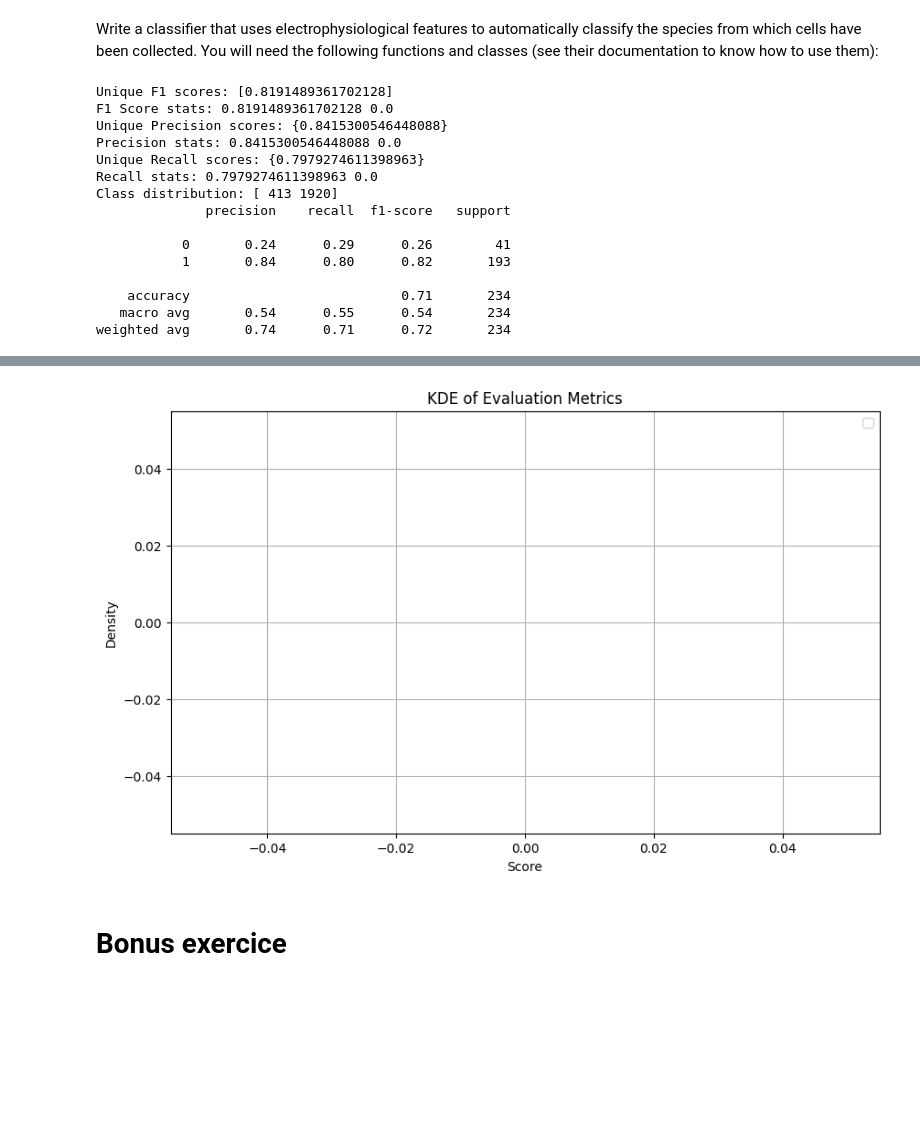
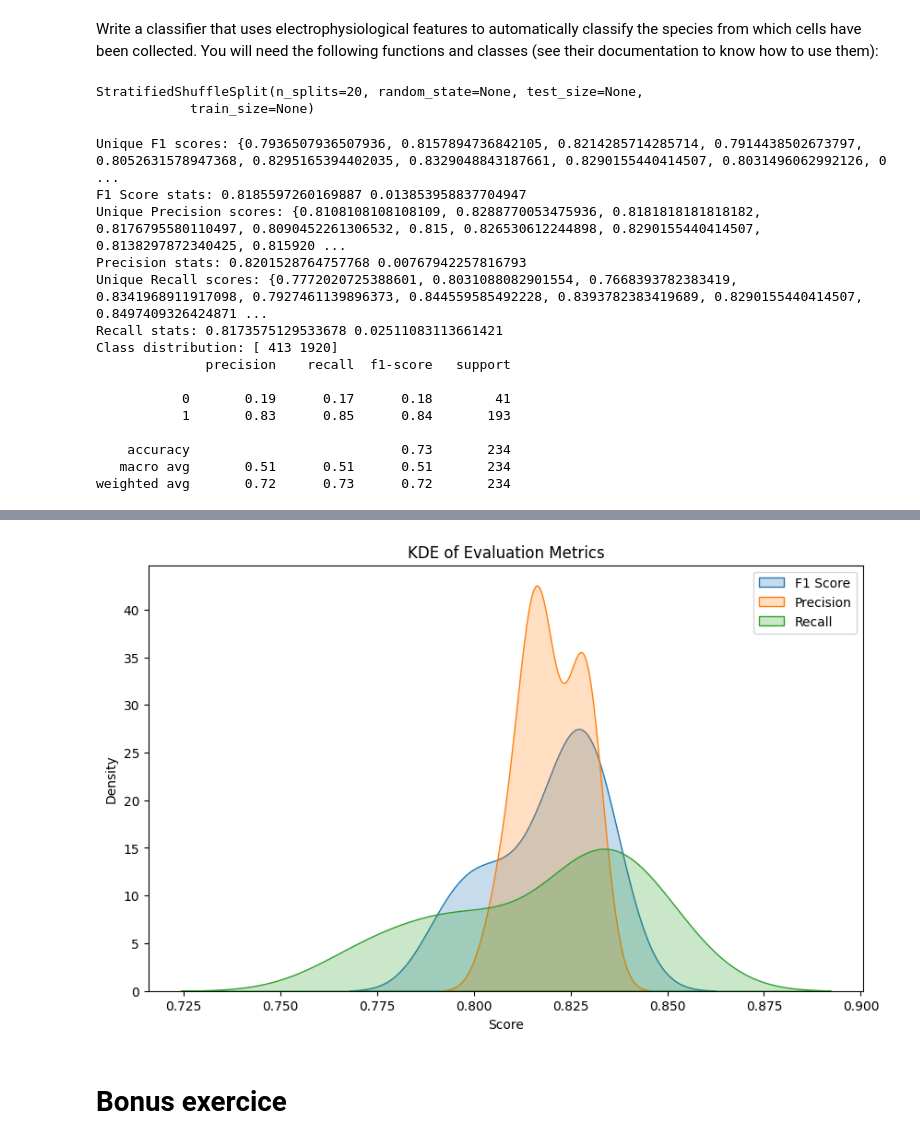
Before and after one commit to kfrancis2017/csce556-labs, a Jupyter notebook: CSCE556_Lab7.ipynb, the cells around one changed output, grey strips where cells are left out. Cells and saved outputs as stored; diff of their text form; code cells hidden in the pictures; blank space fills up the shorter version.

```diff
--- a/CSCE556_Lab7.ipynb
+++ b/CSCE556_Lab7.ipynb
@@ -200,8 +200,8 @@ X = scaled_features
 y = cells_df['species']
 y = code_species(y)
 
-mlp = MLPClassifier(max_iter=1000, solver="lbfgs")
-sss = StratifiedShuffleSplit(n_splits=100)
+mlp = MLPClassifier(max_iter=500, solver="lbfgs")
+sss = StratifiedShuffleSplit(n_splits=20)
 sss.get_n_splits(X, y)
 print(sss)
 f1_scores = []
@@ -219,8 +219,11 @@ for i, (train_index, test_index) in enumerate(sss.split(X, y)):
     precision_scores.append(precision_score(y_test, y_pred, pos_label=1))
     recall_scores.append(recall_score(y_test, y_pred, pos_label=1))
 ############################
+# %% [output]
+StratifiedShuffleSplit(n_splits=20, random_state=None, test_size=None,
+            train_size=None)
 # %%
-
+# Debugging
 print("Unique F1 scores:", set(f1_scores))
 print("F1 Score stats:", np.mean(f1_scores), np.std(f1_scores))
 
@@ -236,21 +239,21 @@ from sklearn.metrics import classification_report
 
 print(classification_report(y[test_index], y_pred))
 # %% [output]
-Unique F1 scores: [0.8191489361702128]
-F1 Score stats: 0.8191489361702128 0.0
-Unique Precision scores: {0.8415300546448088}
-Precision stats: 0.8415300546448088 0.0
-Unique Recall scores: {0.7979274611398963}
-Recall stats: 0.7979274611398963 0.0
+Unique F1 scores: {0.7936507936507936, 0.8157894736842105, 0.8214285714285714, 0.7914438502673797, 0.8052631578947368, 0.8295165394402035, 0.8329048843187661, 0.8290155440414507, 0.8031496062992126, 0 ...
+F1 Score stats: 0.8185597260169887 0.013853958837704947
+Unique Precision scores: {0.8108108108108109, 0.8288770053475936, 0.8181818181818182, 0.8176795580110497, 0.8090452261306532, 0.815, 0.826530612244898, 0.8290155440414507, 0.8138297872340425, 0.815920 ...
+Precision stats: 0.8201528764757768 0.00767942257816793
+Unique Recall scores: {0.7772020725388601, 0.8031088082901554, 0.7668393782383419, 0.8341968911917098, 0.7927461139896373, 0.844559585492228, 0.8393782383419689, 0.8290155440414507, 0.8497409326424871 ...
+Recall stats: 0.8173575129533678 0.02511083113661421
 Class distribution: [ 413 1920]
               precision    recall  f1-score   support
 
-           0       0.24      0.29      0.26        41
-           1       0.84      0.80      0.82       193
+           0       0.19      0.17      0.18        41
+           1       0.83      0.85      0.84       193
 
-    accuracy                           0.71       234
-   macro avg       0.54      0.55      0.54       234
-weighted avg       0.74      0.71      0.72       234
+    accuracy                           0.73       234
+   macro avg       0.51      0.51      0.51       234
+weighted avg       0.72      0.73      0.72       234
 # %% [markdown]
 On the same figure, overlay the kernel density estimation (kde) of the distribution of the three computed statistics (f1, precision, recall). The resulting figure should look like this:
 
@@ -260,23 +263,23 @@ Note that your figure may not be identical, as I used a different random seed to
 # %%
 ##### insert your code ##### (about 7 lines)
 import matplotlib.pyplot as plt
 import seaborn as sns
 
 plt.figure(figsize=(10, 6))
 
 sns.kdeplot(f1_scores, label='F1 Score', fill=True)
 sns.kdeplot(precision_scores, label='Precision', fill=True)
 sns.kdeplot(recall_scores, label='Recall', fill=True)
 
 plt.title("KDE of Evaluation Metrics")
 plt.xlabel("Score")
 plt.ylabel("Density")
 plt.legend()
-plt.grid(True)
+plt.grid(False)
 plt.show()
 ############################
 # %% [output]
-[figure, old version]
+[figure, new version]
 # %% [markdown]
 # Bonus exercice
 # %% [markdown]
```
